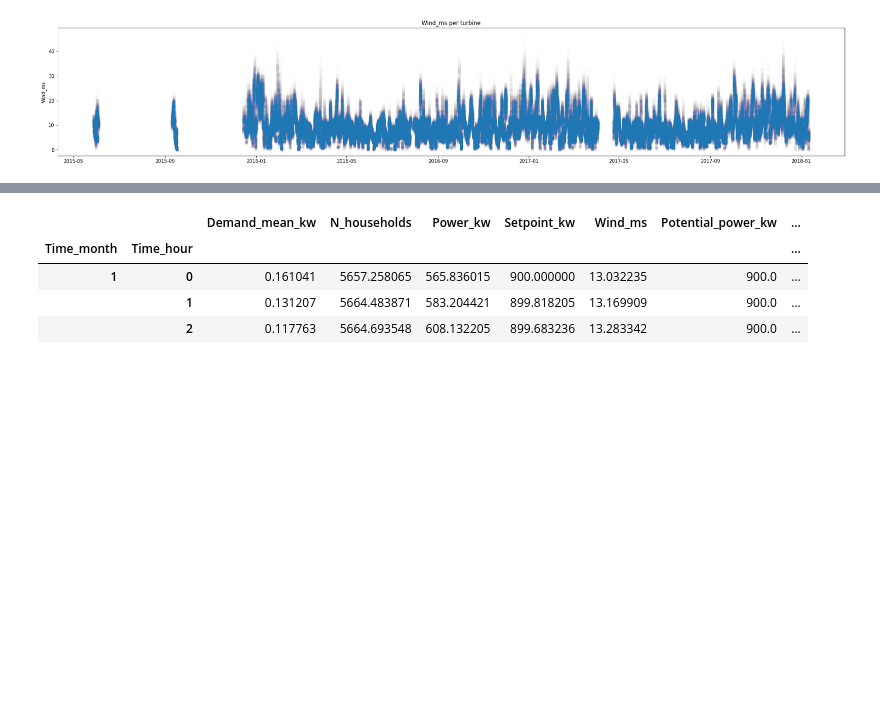
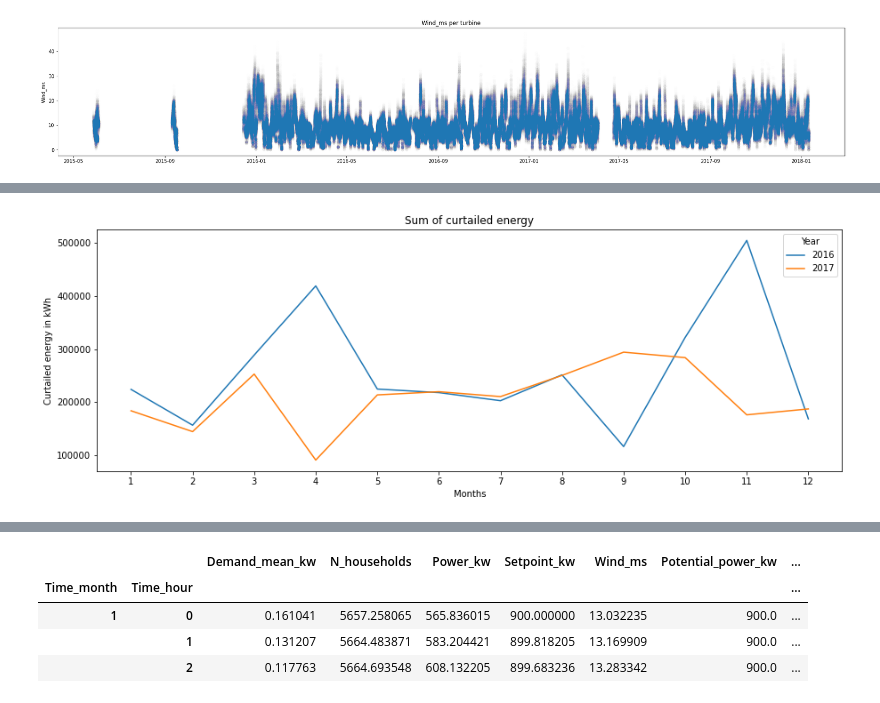
Before and after one commit to nanana19911/aib2-jwfkDCas, a Jupyter notebook: draft.ipynb, the cells around one changed output, grey strips where cells are left out. Drawn from its saved outputs; the diff is of its cells as text; code cells hidden in the pictures; blank space fills up the shorter version.

```diff
--- a/draft.ipynb
+++ b/draft.ipynb
@@ -286,11 +282,0 @@ Sum_YearMonth_curtailed_power_kW
-# %%
-plt.figure(figsize=(15,5))
-for i in set(df_curtail.Timestamp.dt.year):
-    plt.plot(Sum_YearMonth_curtailed_power_kW.loc[(i)], label=i)
-plt.ylabel('Curtailed power in kW')
-plt.xlabel('Months')
-plt.xticks(range(1,13,1))
-plt.title('Sum of curtailed power per month')
-plt.legend(title='Years',bbox_to_anchor=(0., -0.24, 1, .102),ncol=6, mode="expand",loc='upper center')
-
-plt.show()
@@ -347,11 +282,0 @@ Avg_Month_curtailed_energy_kWh.head(3)
-# %%
-plt.figure(figsize=(15,5))
-for i in set(df_curtail.Timestamp.dt.year):
-    plt.plot(Sum_YearMonth_curtailed_energy_kWh.loc[(i)], label=i)
-plt.ylabel('Curtailed energy in kWh')
-plt.xlabel('Months')
-plt.xticks(range(1,13,1))
-plt.title('Sum of curtailed energy per month')
-plt.legend(title='Years',bbox_to_anchor=(0., -0.24, 1, .102),ncol=6, mode="expand",loc='upper center')
-
-plt.show()
@@ -431,0 +347,13 @@ N_households_avg = pd.pivot_table(tmp, index=['Time_month', 'Time_hour'], values
+# %%
+plt.figure(figsize=(15,5))
+for i in [2016,2017]:
+    plt.plot(Sum_YearMonth_curtailed_energy_kWh.loc[(i)], label=i)
+plt.ylabel('Curtailed energy in kWh')
+plt.xlabel('Months')
+plt.xticks(range(1,13,1))
+plt.title('Sum of curtailed energy')
+plt.legend(title='Year')
+
+plt.show()
+# %% [output]
+[figure, added]
```
Also changed, not shown: parts of 74 cells of this notebook.
